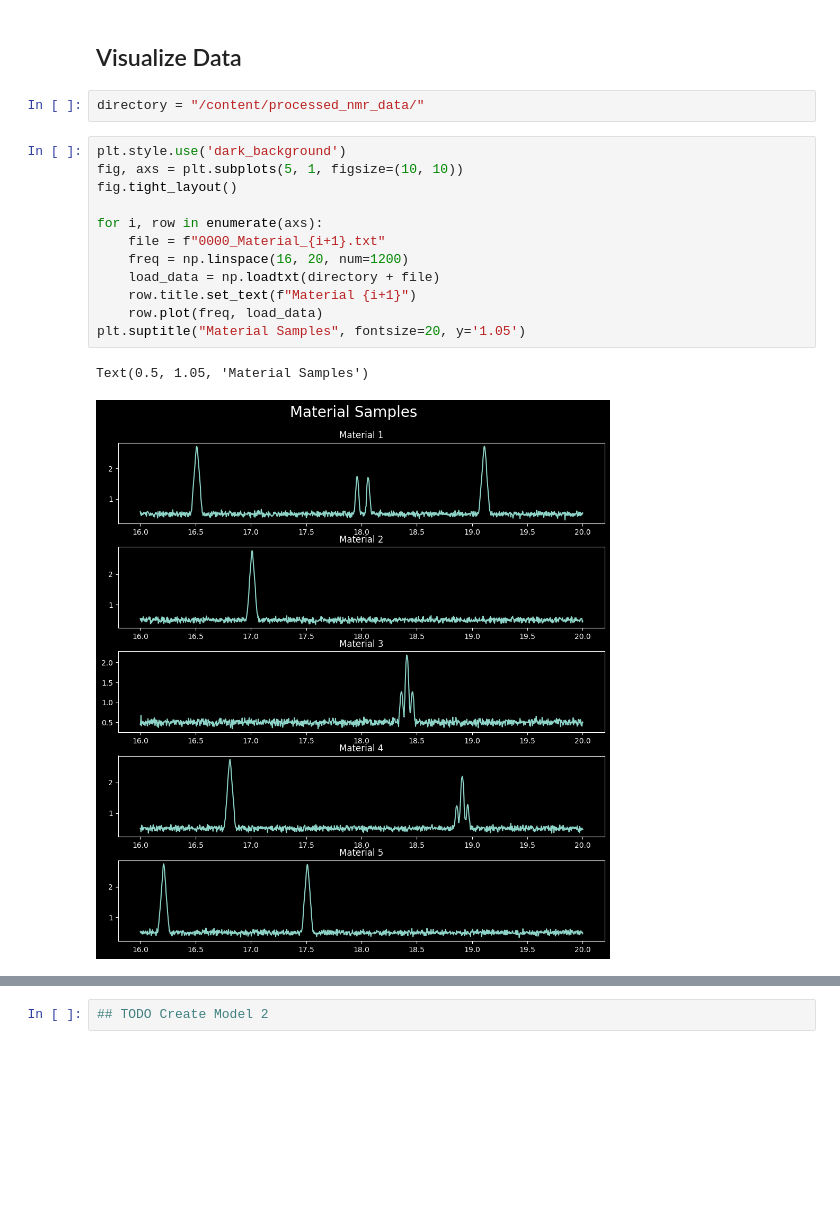
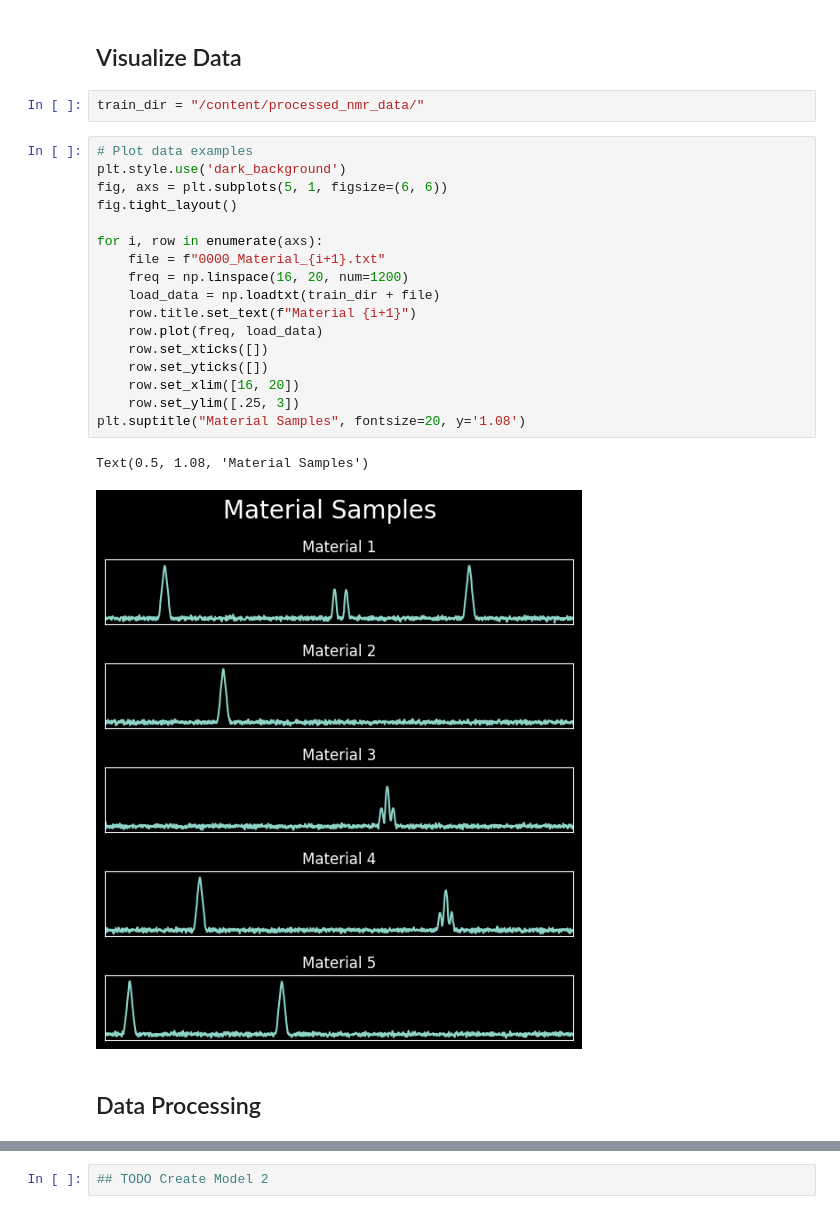
Before and after one commit to cgrundman/nuclear-magnetic-resonance, a Jupyter notebook: pattern_recognizer.ipynb, the cells around one changed output, grey strips where cells are left out. Saved outputs shown, nothing was run; the diff lists cells and outputs as text; blank space fills up the shorter version.

```diff
--- a/pattern_recognizer.ipynb
+++ b/pattern_recognizer.ipynb
@@ -29,19 +32,26 @@ Downloading simulated-nmr-data.zip to /content
 # %% [markdown]
 ## Visualize Data
 # %%
-directory = "/content/processed_nmr_data/"
+train_dir = "/content/processed_nmr_data/"
 # %%
+# Plot data examples
 plt.style.use('dark_background')
-fig, axs = plt.subplots(5, 1, figsize=(10, 10))
+fig, axs = plt.subplots(5, 1, figsize=(6, 6))
 fig.tight_layout()
 
 for i, row in enumerate(axs):
     file = f"0000_Material_{i+1}.txt"
     freq = np.linspace(16, 20, num=1200)
-    load_data = np.loadtxt(directory + file)
+    load_data = np.loadtxt(train_dir + file)
     row.title.set_text(f"Material {i+1}")
     row.plot(freq, load_data)
-plt.suptitle("Material Samples", fontsize=20, y='1.05')
+    row.set_xticks([])
+    row.set_yticks([])
+    row.set_xlim([16, 20])
+    row.set_ylim([.25, 3])
+plt.suptitle("Material Samples", fontsize=20, y='1.08')
 # %% [output]
-Text(0.5, 1.05, 'Material Samples')
+Text(0.5, 1.08, 'Material Samples')
-[figure, old version]
+[figure, new version]
+# %% [markdown]
+## Data Processing
```
Also changed, not shown: parts of 23 cells of this notebook.
